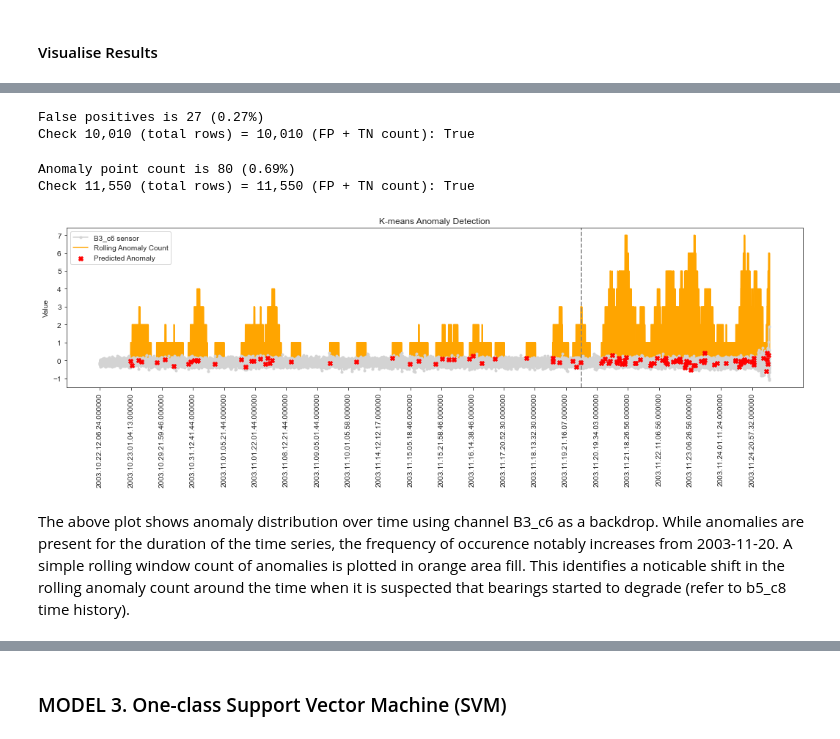
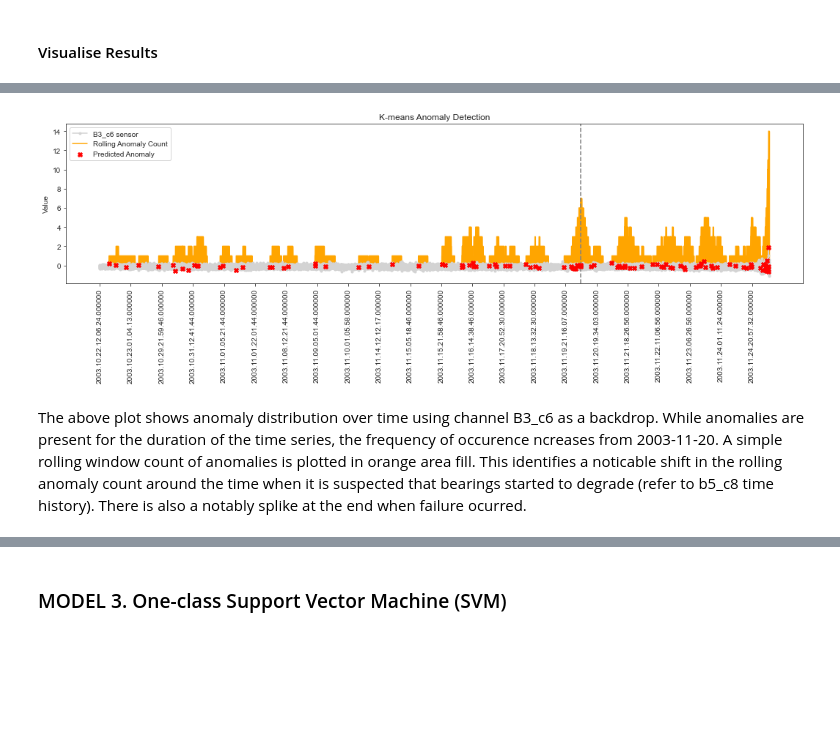
Before and after one commit to 3minuterecord/predictiveMaintenancePortfolio, a Jupyter notebook: 1_Bearing Data Predictive Maintenance.ipynb, the cells around one changed output, grey strips where cells are left out. Drawn from its saved outputs; the diff is of its cells as text; code cells hidden in the pictures; blank space fills up the shorter version.

```diff
--- a/1_Bearing Data Predictive Maintenance.ipynb
+++ b/1_Bearing Data Predictive Maintenance.ipynb
@@ -590,0 +604,9 @@ distance = pd.Series(getDistanceByPoint(data, kmeans[14]))
+# %%
+# Assign an oultlier fraction & calculate prediction based on threshold
+outliers_fraction = 0.005
+examine_cl = examine_cl.assign(distance = distance_recalc)
+number_of_outliers = int(outliers_fraction * len(examine_cl))
+calc_threshold = examine_cl.distance.nlargest(number_of_outliers).min()
+print(f'Distance threshold is {round(calc_threshold, 3)}')
+examine_cl = examine_cl.assign(threshold = calc_threshold)
+examine_cl = examine_cl.assign(prediction = (examine_cl.distance > examine_cl.threshold).astype(int))
@@ -599,9 +656,2 @@ plt.show()
-# %%
-outliers_fraction = 0.005 # Chose a low value, i.e., 0.5%
-number_of_outliers = int(outliers_fraction * len(distance))
-threshold = distance.nlargest(number_of_outliers).min()
-
-# Prediction will contain the anomaly result (0:normal, 1:anomaly)
-df['prediction'] = (distance >= threshold).astype(int)
 # %%
 print(f'Selected anomaly percentage: {100 * outliers_fraction}%')
@@ -627,0 +678,2 @@ plt.show()
+# %%
+examine_cl.index = df_set.index
@@ -628,5 +704,2 @@ plt.show()
 # %% [markdown]
 #### Visualise Results
-# %%
-df.index = df_set.index
-df
@@ -648,52 +706,25 @@ df
-# %%
-res_snap_cl = df.loc[df.index.isin(df_train.index),:]
-# Check false positive rate (from the training data)
-# This should cross check with contamination rate specified in SVM model (~0.5%)
-cl_to = len(res_snap_cl['prediction'])
-cl_fp = sum(res_snap_cl['prediction'] == 1)
-cl_tn = sum(res_snap_cl['prediction'] == 0)
-print(f'False positives is {cl_fp} ({round(100*cl_fp/cl_to, 2)}%)')
-print(f'Check {"{:,}".format(cl_to)} (total rows) = {"{:,}".format(cl_fp+cl_tn)} (FP + TN count): {cl_to == (cl_fp+cl_tn)}')
-# %% [output]
-False positives is 27 (0.27%)
-Check 10,010 (total rows) = 10,010 (FP + TN count): True
-# %%
-res_snap_cl = df.loc[df.index.isin(df_test.index),:]
-# Check false positive rate (from the training data)
-# This should cross check with contamination rate specified in SVM model (~0.5%)
-cl_to = len(res_snap_cl['prediction'])
-cl_an = sum(res_snap_cl['prediction'] == 1)
-cl_nn = sum(res_snap_cl['prediction'] == 0)
-print(f'Anomaly point count is {cl_an} ({round(100*cl_an/cl_to, 2)}%)')
-print(f'Check {"{:,}".format(cl_to)} (total rows) = {"{:,}".format(cl_an+cl_nn)} (FP + TN count): {cl_to == (cl_an+cl_nn)}')
-# %% [output]
-Anomaly point count is 80 (0.69%)
-Check 11,550 (total rows) = 11,550 (FP + TN count): True
 # %%
 # Create visualisation of anomaly detection through time
 fig, ax = plt.subplots(figsize = (18, 4))
 
-# Rrvert the index to the datetime
-df.index = df_scaled.index
-
 # Create a subset dataset of anomalies
-a = df.loc[df['prediction'] == 1, ['B3_c6']] # anomaly using v5 sensor as backdrop
+a = examine_cl.loc[examine_cl['prediction'] == 1, ['B3_c6']] # anomaly using sensor as backdrop
 
 # Create a rolling count of anomalies
 # window = 300 corresponds to approximately 300 x 0.1 = 30 seconds
-roll_anom = df.rolling(300, min_periods=1, closed='right').sum()
+roll_anom = examine_cl.rolling(300, min_periods=1, closed='right').sum()
 
-ax.plot(df.index, df['B3_c6'], color='lightgrey', marker = '.', zorder=2, label = 'B3_c6 sensor')
+ax.plot(examine_cl.index, df['B3_c6'], color='lightgrey', marker = '.', zorder=2, label = 'B3_c6 sensor')
 ax.plot(roll_anom.index, roll_anom['prediction'], color='orange', zorder=1, label = 'Rolling Anomaly Count')
 ax.scatter(a.index, a['B3_c6'], color='red', marker='X', zorder=4, label = 'Predicted Anomaly')
 ax.fill_between(roll_anom.index, 0, roll_anom['prediction'], color='orange', zorder=1)
 plt.xticks(np.arange(0, anomaly_alldata.shape[0], 1000), fontsize=10, rotation = 90)
 plt.axvline(x=estimated_degrading_startend_ind , color='grey', linestyle='dashed')
 plt.ylabel("Value")
 plt.title('K-means Anomaly Detection')
 ax.legend(loc = 'upper left')
 plt.show()
 # %% [output]
-[figure, old version]
+[figure, new version]
 # %% [markdown]
-The above plot shows anomaly distribution over time using channel B3_c6 as a backdrop.  While anomalies are present for the duration of the time series, the frequency of occurence notably increases from 2003-11-20. A simple rolling window count of anomalies is plotted in orange area fill.  This identifies a noticable shift in the rolling anomaly count around the time when it is suspected that bearings started to degrade (refer to b5_c8 time history).
+The above plot shows anomaly distribution over time using channel B3_c6 as a backdrop.  While anomalies are present for the duration of the time series, the frequency of occurence ncreases from 2003-11-20. A simple rolling window count of anomalies is plotted in orange area fill.  This identifies a noticable shift in the rolling anomaly count around the time when it is suspected that bearings started to degrade (refer to b5_c8 time history).  There is also a notably splike at the end when failure ocurred.
```
Also changed, not shown: parts of 35 cells of this notebook, 2 other files.
